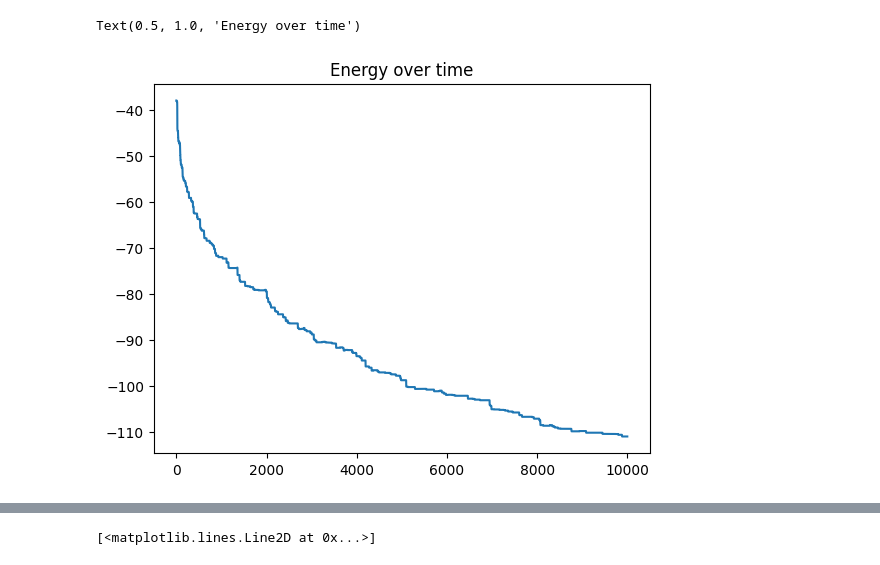
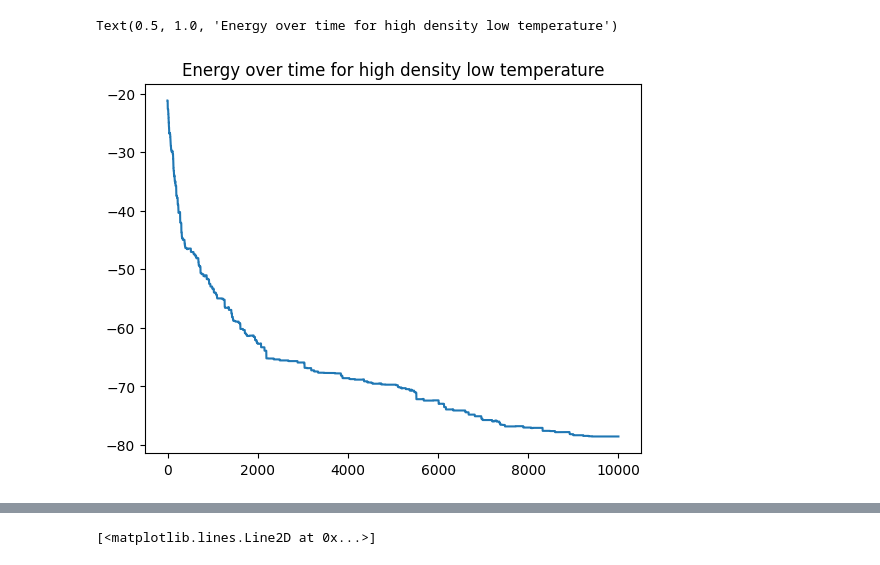
Before and after one commit to eridanirojas/563-rojas, a Jupyter notebook: 3DMCSampling.ipynb, the cells around one changed output, grey strips where cells are left out. Drawn from its saved outputs; the diff is of its cells as text; code cells hidden in the pictures.

```diff
--- a/3DMCSampling.ipynb
+++ b/3DMCSampling.ipynb
@@ -166,5 +172,5 @@ def simulation(system, steps, T=1.0, delta = 1.0, epsilon = 1.0, sigma = 1.0, r_
 # %%
-N = 38
+N = 29
 L = 6
 T = 0.05
 V = L**3
@@ -201,6 +210,6 @@ Text(0.5, 1.0, 'Compressibility factor over time')
 # %%
 plt.plot(energies)
-plt.title("Energy over time")
+plt.title("Energy over time for high density low temperature")
 # %% [output]
-Text(0.5, 1.0, 'Energy over time')
+Text(0.5, 1.0, 'Energy over time for high density low temperature')
-[figure, old version]
+[figure, new version]
```
Also changed, not shown: parts of 28 cells of this notebook.
